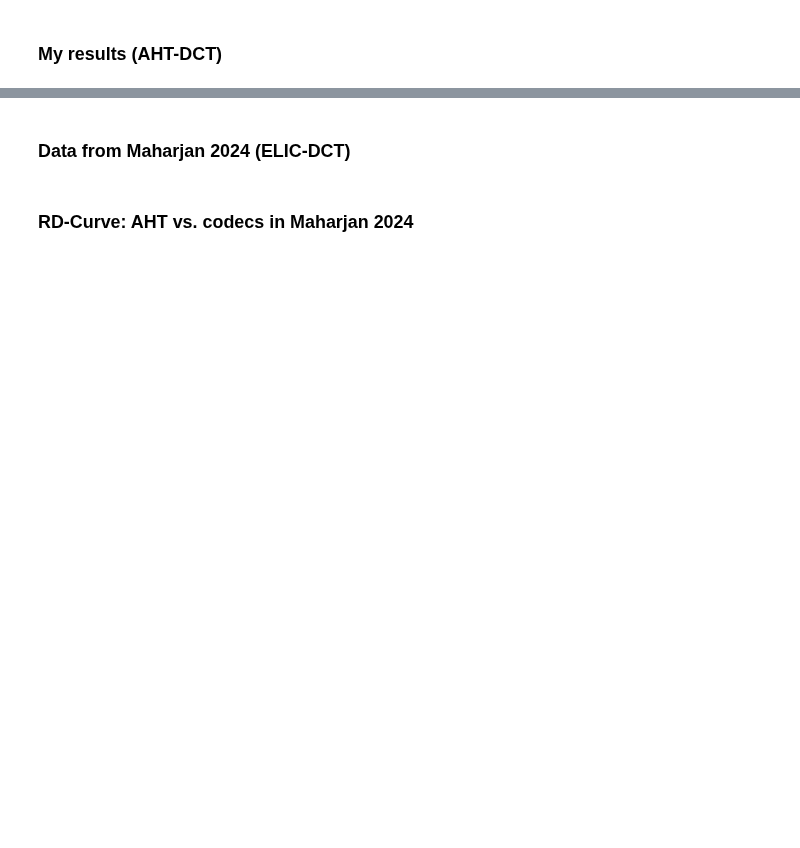
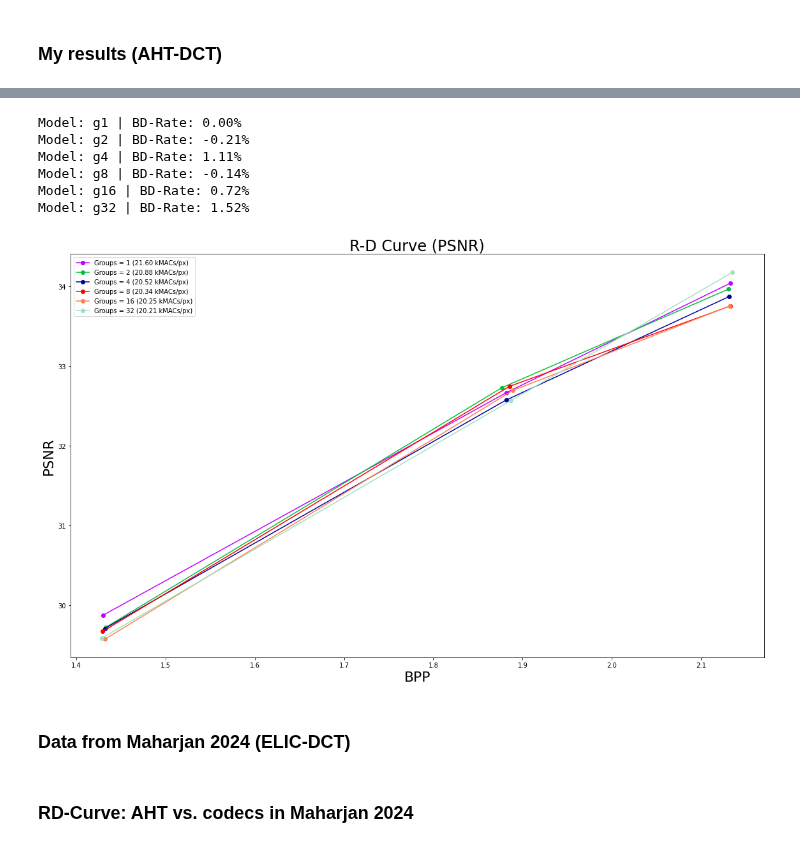
Before and after one commit to zb-umkc/PACT, a Jupyter notebook: analysis.ipynb, the cells around one changed output, grey strips where cells are left out. Saved outputs shown, nothing was run; the diff lists cells and outputs as text; code cells hidden in the pictures; blank space fills up the shorter version.

```diff
--- a/analysis.ipynb
+++ b/analysis.ipynb
@@ -57,3 +40,61 @@ results_highres_df.head(50)
+# %%
+rd_data = {}
+colors = ["#BE03FD", "#03C03C", "#0000A0", "#FF0000", "#FF7F50", "#9FE2BF"]
+for model in ["g1", "g2", "g4", "g8", "g16", "g32"]:
+    data = results_highres_df[results_highres_df["model"] == f"{model}alpha1.0"]
+    rd_data[model] = {
+        "bpp": data["bpp"].round(4).tolist(),
+        "psnr": data["psnr_iq"].round(4).tolist(),
+        "kmacs": data["total_kmac_per_px"].round(4).tolist()[0],
+        "color": colors.pop(0) if colors else "#000000",
+        "marker": "o",
+        "linestyle": "solid",
+    }
+
+legend_labels = {
+    "g1": f"Groups = 1 ({rd_data['g1']['kmacs']:.2f} kMACs/px)",
+    "g2": f"Groups = 2 ({rd_data['g2']['kmacs']:.2f} kMACs/px)",
+    "g4": f"Groups = 4 ({rd_data['g4']['kmacs']:.2f} kMACs/px)",
+    "g8": f"Groups = 8 ({rd_data['g8']['kmacs']:.2f} kMACs/px)",
+    "g16": f"Groups = 16 ({rd_data['g16']['kmacs']:.2f} kMACs/px)",
+    "g32": f"Groups = 32 ({rd_data['g32']['kmacs']:.2f} kMACs/px)",
+}
+
+# Test data
+rate_anchor = [9487.76, 4593.60, 2486.44, 1358.24]
+psnr_anchor = [ 40.037,  38.615,  36.845,  34.851]
+rate_test = [9787.80, 4469.00, 2451.52, 1356.24]
+psnr_test = [ 40.121,  38.651,  36.970,  34.987]
+
+for model in rd_data.keys():
+    rate_test = rd_data[model]["bpp"]
+    psnr_test = rd_data[model]["psnr"]
+    rate_anchor = rd_data["g1"]["bpp"]
+    psnr_anchor = rd_data["g1"]["psnr"]
+    rd_data[model]["bd_rate"] = bd.bd_rate(rate_anchor, psnr_anchor, rate_test, psnr_test, method='akima')
+    print(f"Model: {model} | BD-Rate: {rd_data[model]['bd_rate']:.2f}%")
+
+fig, ax = plt.subplots(figsize=(16, 10))
+ax.set_title("R-D Curve (PSNR)", fontsize=24)
+
+for i, model in enumerate(rd_data.keys()):
+    bpp = rd_data[model]["bpp"]
+    psnr = rd_data[model]["psnr"]
+    ax.plot(bpp, psnr, label=model, marker=rd_data[model]["marker"], linestyle=rd_data[model]["linestyle"], color=rd_data[model]["color"])
+
+ax.set_xlabel("BPP", fontsize=22)
+ax.set_ylabel("PSNR", fontsize=22)
+ax.legend([legend_labels[key] for key in rd_data.keys()])
+plt.tight_layout()
+plt.show()
+# %% [output]
+Model: g1 | BD-Rate: 0.00%
+Model: g2 | BD-Rate: -0.21%
+Model: g4 | BD-Rate: 1.11%
+Model: g8 | BD-Rate: -0.14%
+Model: g16 | BD-Rate: 0.72%
+Model: g32 | BD-Rate: 1.52%
+[figure, added]
 # %% [markdown]
 ### Data from Maharjan 2024 (ELIC-DCT)
 # %%
```
Also changed, not shown: parts of 4 cells of this notebook, 8 other files.
